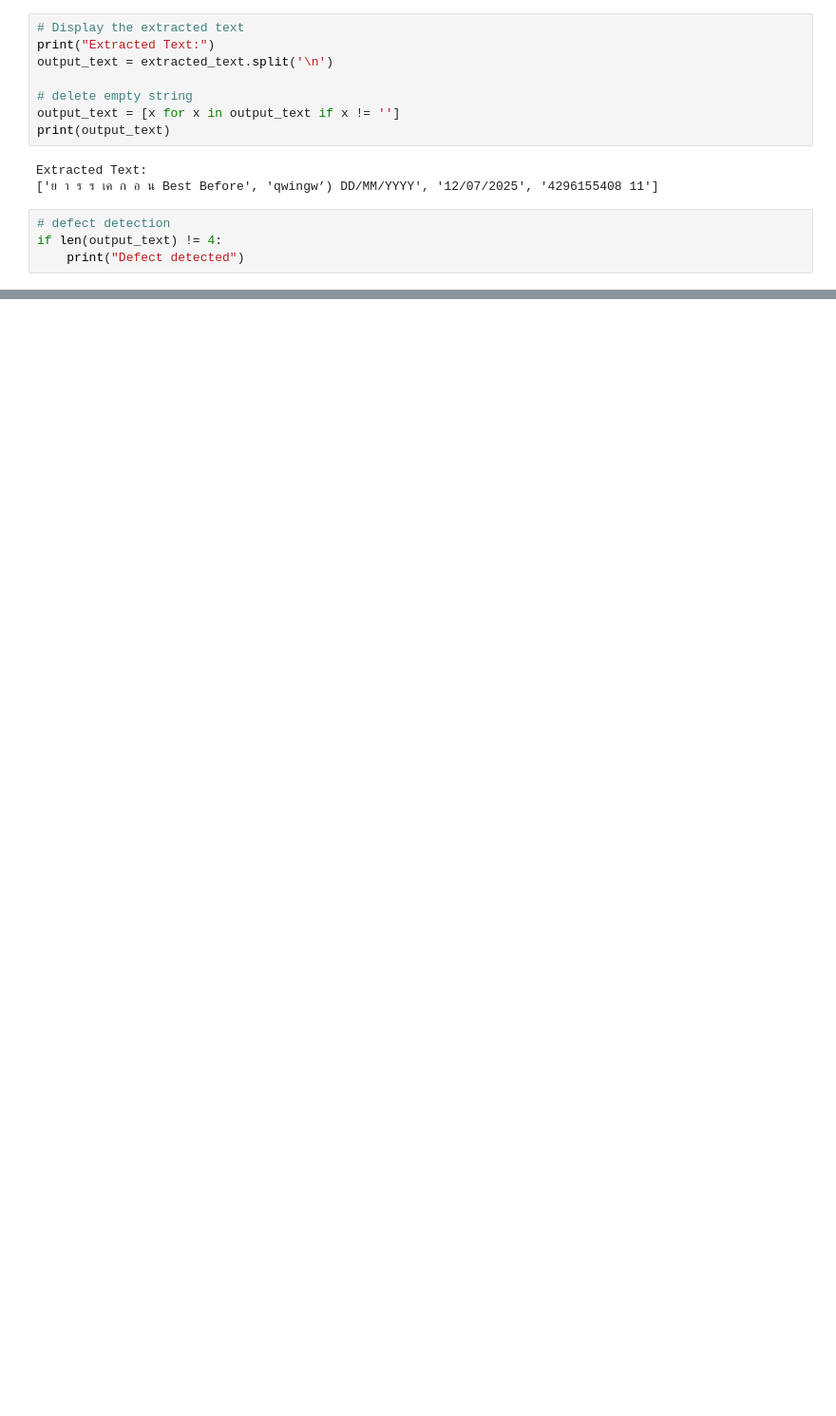
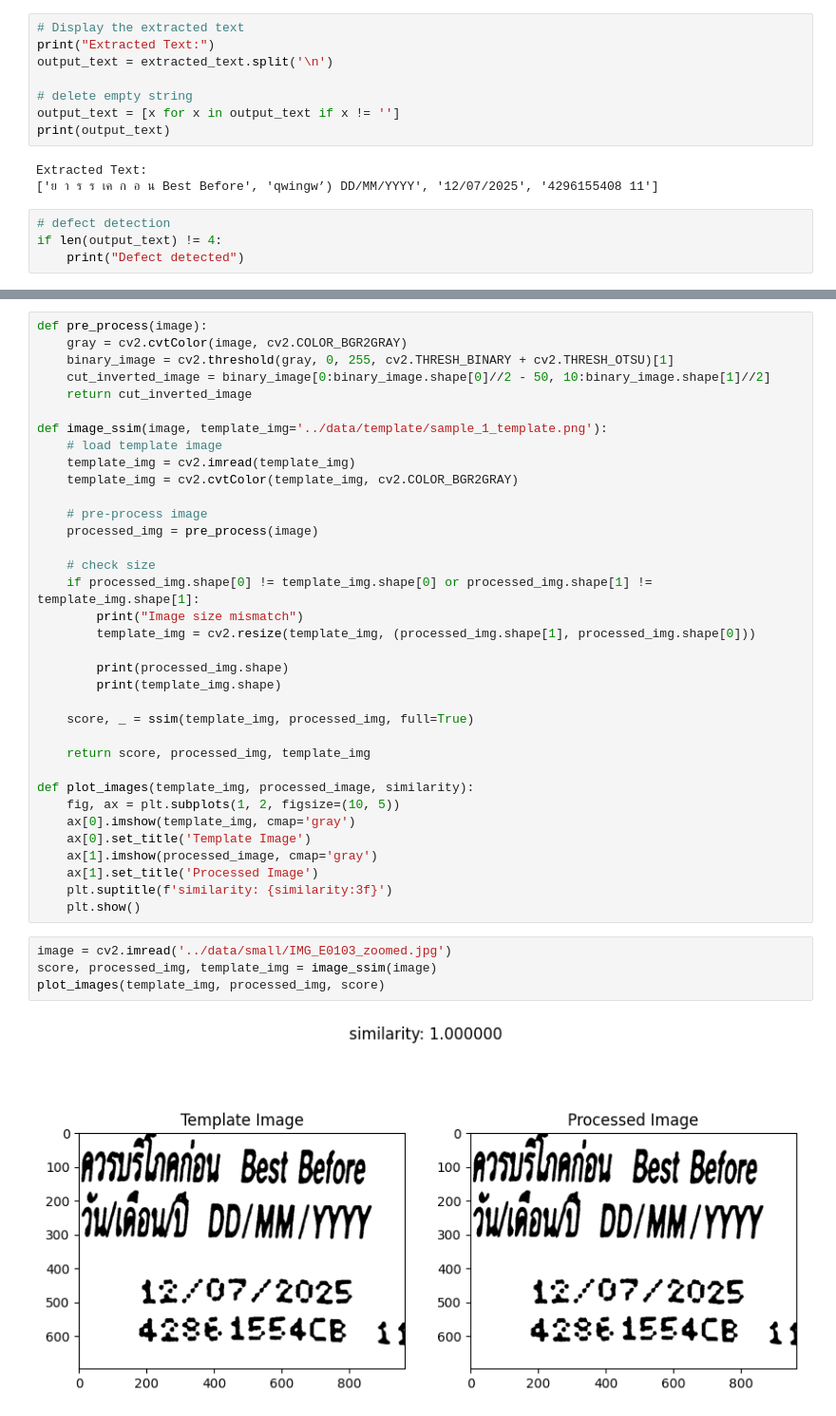
Before and after one commit to swift-dynamics/F-N-defect-detection, a Jupyter notebook: notebook/lab1.ipynb, the cells around one changed output, grey strips where cells are left out. Shown at 95% size. Cells and saved outputs as stored; diff of their text form; blank space fills up the shorter version.

Commit message:
create template

```diff
--- a/notebook/lab1.ipynb
+++ b/notebook/lab1.ipynb
@@ -92,0 +110,41 @@ if len(output_text) != 4:
+# %%
+def pre_process(image):
+    gray = cv2.cvtColor(image, cv2.COLOR_BGR2GRAY)
+    binary_image = cv2.threshold(gray, 0, 255, cv2.THRESH_BINARY + cv2.THRESH_OTSU)[1]
+    cut_inverted_image = binary_image[0:binary_image.shape[0]//2 - 50, 10:binary_image.shape[1]//2]
+    return cut_inverted_image
+
+def image_ssim(image, template_img='../data/template/sample_1_template.png'):
+    # load template image
+    template_img = cv2.imread(template_img)
+    template_img = cv2.cvtColor(template_img, cv2.COLOR_BGR2GRAY)
+
+    # pre-process image
+    processed_img = pre_process(image)
+
+    # check size
+    if processed_img.shape[0] != template_img.shape[0] or processed_img.shape[1] != template_img.shape[1]:
+        print("Image size mismatch")
+        template_img = cv2.resize(template_img, (processed_img.shape[1], processed_img.shape[0]))
+
+        print(processed_img.shape)
+        print(template_img.shape)
+
+    score, _ = ssim(template_img, processed_img, full=True)
+
+    return score, processed_img, template_img
+
+def plot_images(template_img, processed_image, similarity):
+    fig, ax = plt.subplots(1, 2, figsize=(10, 5))
+    ax[0].imshow(template_img, cmap='gray')
+    ax[0].set_title('Template Image')
+    ax[1].imshow(processed_image, cmap='gray')
+    ax[1].set_title('Processed Image')
+    plt.suptitle(f'similarity: {similarity:3f}')
+    plt.show()
+# %%
+image = cv2.imread('../data/small/IMG_E0103_zoomed.jpg')
+score, processed_img, template_img = image_ssim(image)
+plot_images(template_img, processed_img, score)
+# %% [output]
+[figure, added]
```
Also changed, not shown: parts of 14 cells of this notebook, 2 other files.
